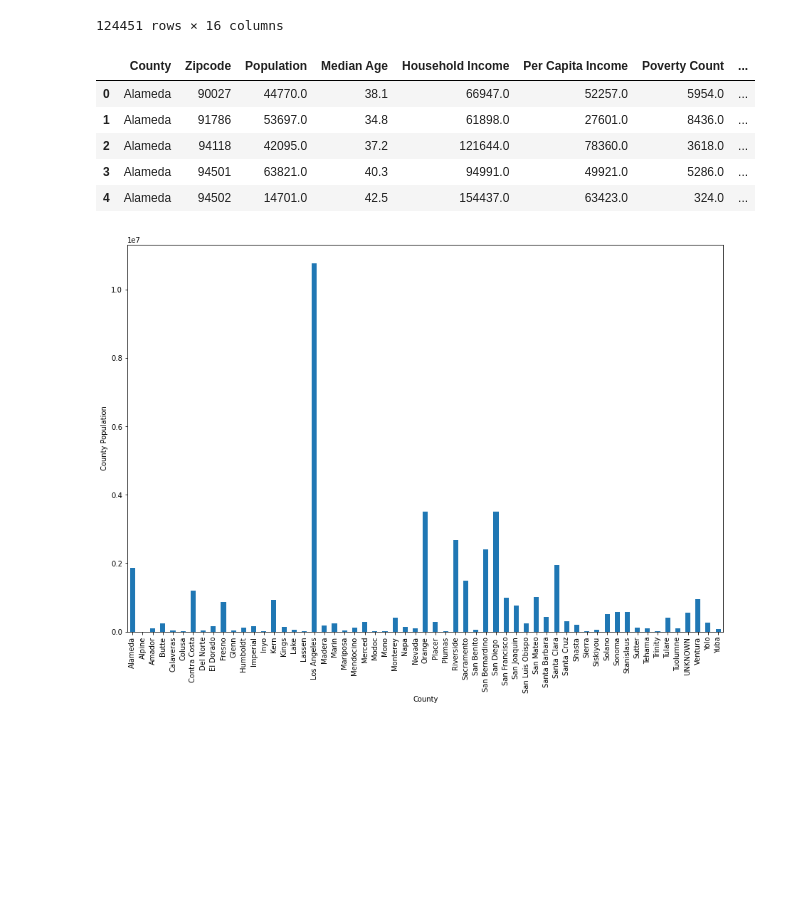
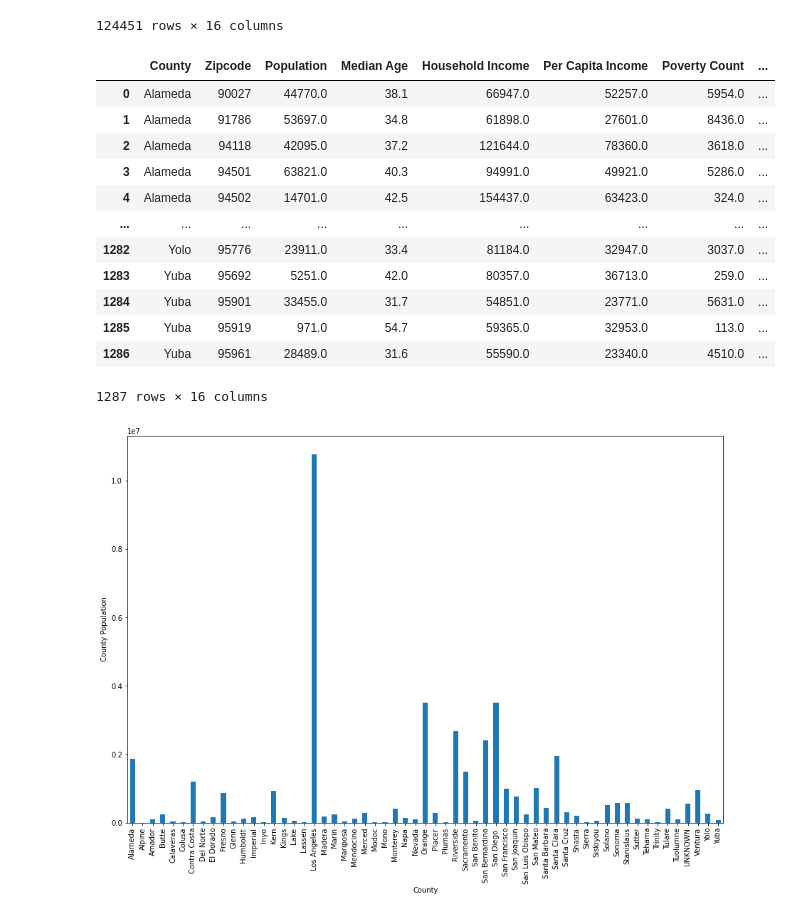
Before and after one commit to vsanga04/Project-1, a Jupyter notebook: Provider_data.ipynb, the cells around one changed output. Saved outputs shown, nothing was run; the diff lists cells and outputs as text; code cells hidden in the pictures; blank space fills up the shorter version.

```diff
--- a/Provider_data.ipynb
+++ b/Provider_data.ipynb
@@ -323,20 +323,27 @@ census_data
 # %%
 #count of this was 1287 county & zipcode combos
 subset_data = census_data.groupby(["County", "Zipcode"]).max()
 
 subset_df = subset_data.reset_index()
-subset_df.head()
+subset_df
 
 
 # zips = subset_df["Zipcode"].unique()
 # print(len(zips))
 # %% [output]
 |  | County | Zipcode | Population | Median Age | Household Income | Per Capita Income | Poverty Count | ... |
 | 0 | Alameda | 90027 | 44770.0 | 38.1 | 66947.0 | 52257.0 | 5954.0 | ... |
 | 1 | Alameda | 91786 | 53697.0 | 34.8 | 61898.0 | 27601.0 | 8436.0 | ... |
 | 2 | Alameda | 94118 | 42095.0 | 37.2 | 121644.0 | 78360.0 | 3618.0 | ... |
 | 3 | Alameda | 94501 | 63821.0 | 40.3 | 94991.0 | 49921.0 | 5286.0 | ... |
 | 4 | Alameda | 94502 | 14701.0 | 42.5 | 154437.0 | 63423.0 | 324.0 | ... |
+| ... | ... | ... | ... | ... | ... | ... | ... | ... |
+| 1282 | Yolo | 95776 | 23911.0 | 33.4 | 81184.0 | 32947.0 | 3037.0 | ... |
+| 1283 | Yuba | 95692 | 5251.0 | 42.0 | 80357.0 | 36713.0 | 259.0 | ... |
+| 1284 | Yuba | 95901 | 33455.0 | 31.7 | 54851.0 | 23771.0 | 5631.0 | ... |
+| 1285 | Yuba | 95919 | 971.0 | 54.7 | 59365.0 | 32953.0 | 113.0 | ... |
+| 1286 | Yuba | 95961 | 28489.0 | 31.6 | 55590.0 | 23340.0 | 4510.0 | ... |
+1287 rows × 16 columns
 # %%
 county_pop = subset_df.groupby(["County"])
 county_pop_sum = county_pop["Population"].sum()
```
Also changed, not shown: parts of 10 cells of this notebook.
